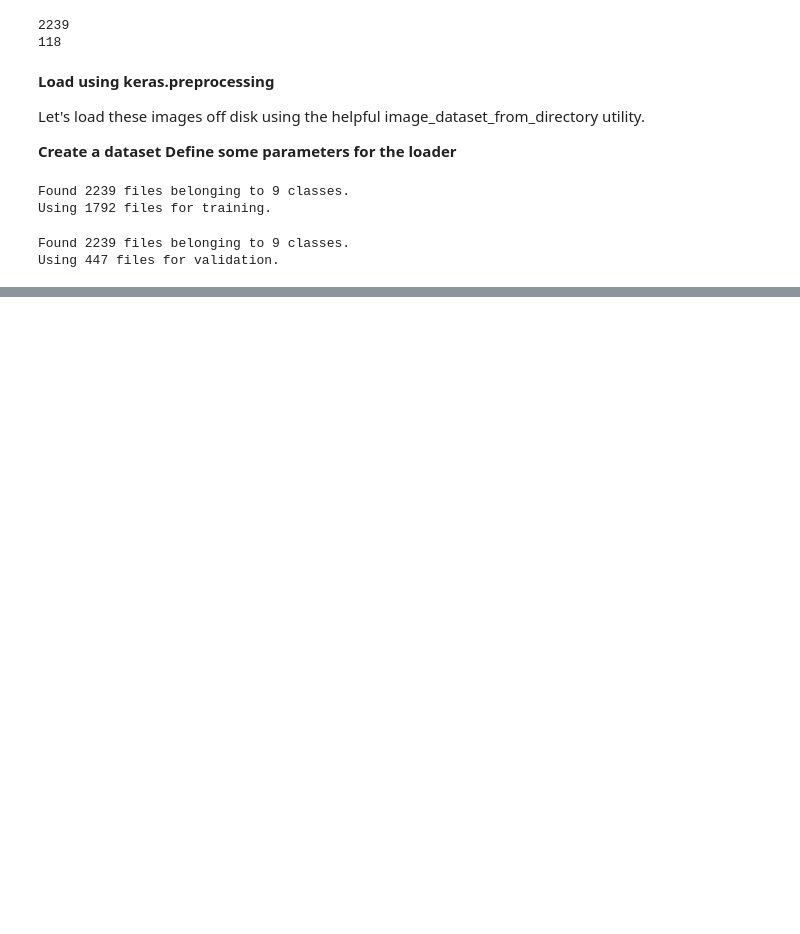
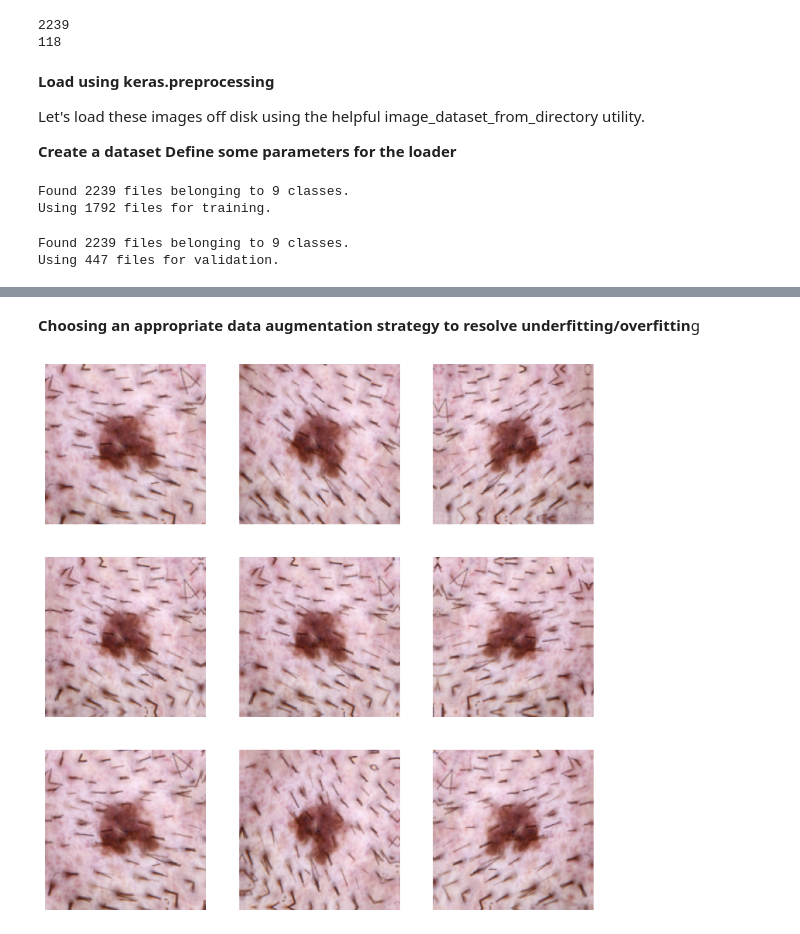
Before and after one commit to deepakrana123us/melanoma-detection, a Jupyter notebook: Deepak_Rana_nn.ipynb, the cells around one changed output, grey strips where cells are left out. Drawn from its saved outputs; the diff is of its cells as text; code cells hidden in the pictures; blank space fills up the shorter version.

```diff
--- a/Deepak_Rana_nn.ipynb
+++ b/Deepak_Rana_nn.ipynb
@@ -75,0 +118,5 @@ Using 447 files for validation.
+# %%
+AUTOTUNE = tf.data.experimental.AUTOTUNE
+train_ds = train_ds.cache().shuffle(1000).prefetch(buffer_size=AUTOTUNE)
+test_ds = test_ds.cache().prefetch(buffer_size=AUTOTUNE)
+val_ds = val_ds.cache().prefetch(buffer_size=AUTOTUNE)
@@ -75,0 +222,23 @@ Using 447 files for validation.
+# %% [markdown]
+
+
+**Choosing an appropriate data augmentation strategy to resolve underfitting/overfittin**g
+# %%
+data_augmentation = keras.Sequential(
+  [
+    layers.RandomFlip("horizontal",input_shape=(img_height,img_width,3)),
+    layers.RandomRotation(0.1),
+    layers.RandomZoom(0.1),
+  ]
+)
+# %%
+# visualizing how your augmentation strategy works for one instance of training image.
+plt.figure(figsize=(10, 10))
+for images, _ in train_ds.take(1):
+  for i in range(9):
+    augmented_images = data_augmentation(images)
+    ax = plt.subplot(3, 3, i + 1)
+    plt.imshow(augmented_images[0].numpy().astype("uint8"))
+    plt.axis("off")
+# %% [output]
+[figure, added]
```
Also changed, not shown: parts of 15 cells of this notebook.
